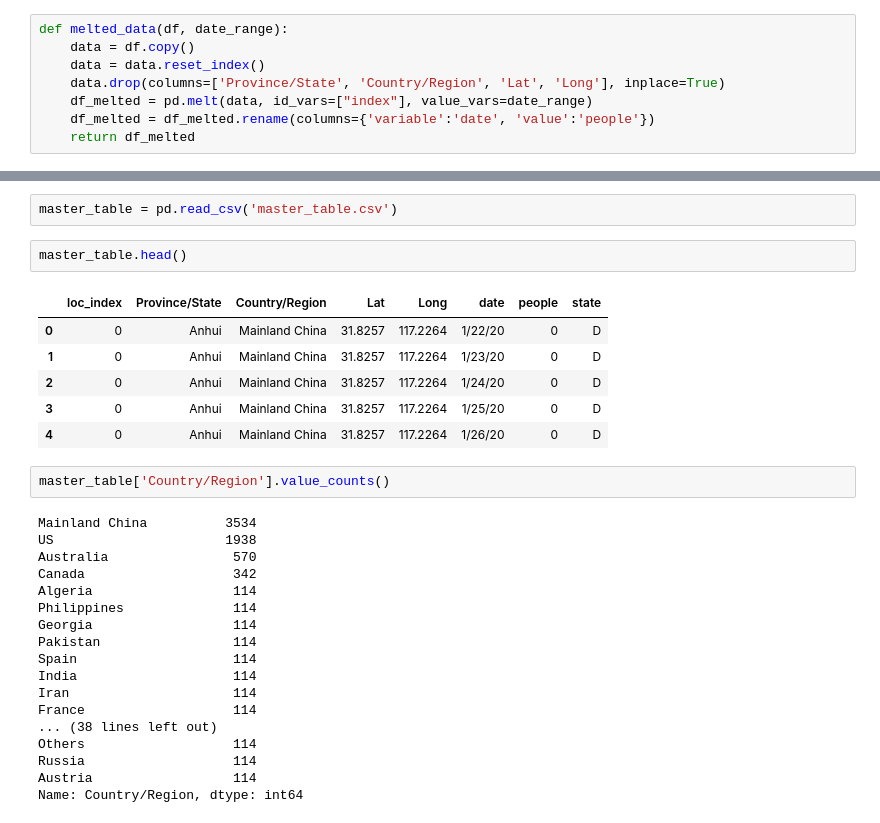
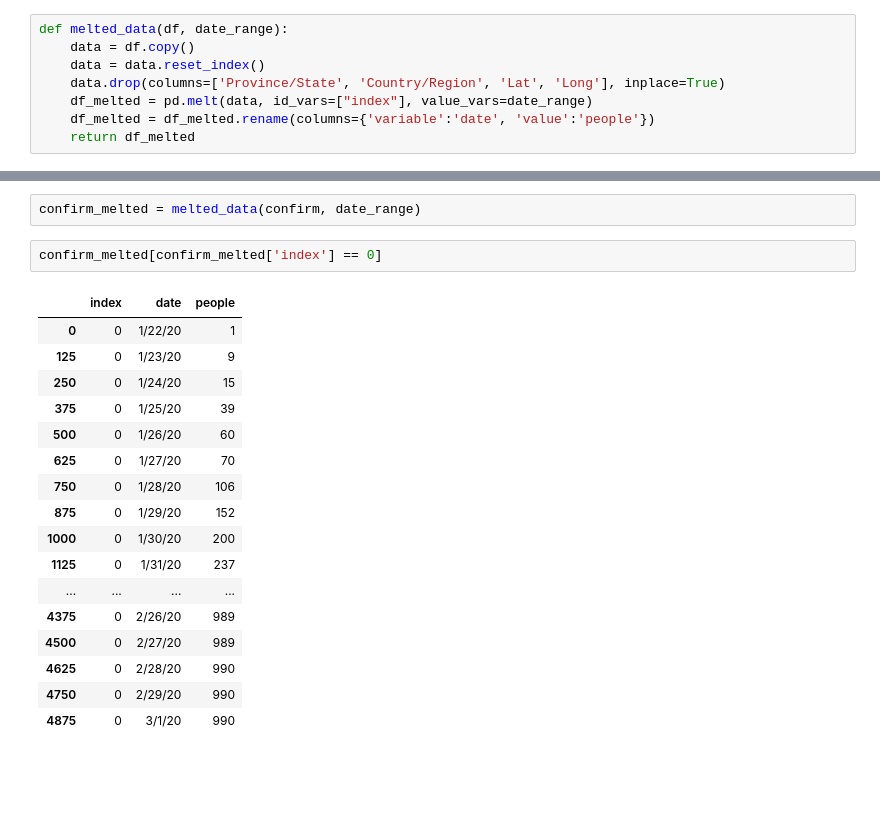
Before and after one commit to accidentallydoesnotwork/covid-19-visualize-GDS-bigquery-, a Jupyter notebook: covid.ipynb, the cells around one changed output, grey strips where cells are left out. Saved outputs shown, nothing was run; the diff lists cells and outputs as text; blank space fills up the shorter version.

```diff
--- a/covid.ipynb
+++ b/covid.ipynb
@@ -187,31 +94,22 @@ NameError: name 'ultimate_table' is not defined
-# %%
-master_table = pd.read_csv('master_table.csv')
-# %%
-master_table.head()
-# %% [output]
-|  | loc_index | Province/State | Country/Region | Lat | Long | date | people | state |
-| 0 | 0 | Anhui | Mainland China | 31.8257 | 117.2264 | 1/22/20 | 0 | D |
-| 1 | 0 | Anhui | Mainland China | 31.8257 | 117.2264 | 1/23/20 | 0 | D |
-| 2 | 0 | Anhui | Mainland China | 31.8257 | 117.2264 | 1/24/20 | 0 | D |
-| 3 | 0 | Anhui | Mainland China | 31.8257 | 117.2264 | 1/25/20 | 0 | D |
-| 4 | 0 | Anhui | Mainland China | 31.8257 | 117.2264 | 1/26/20 | 0 | D |
-# %%
-master_table['Country/Region'].value_counts()
-# %% [output]
-Mainland China          3534
-US                      1938
-Australia                570
-Canada                   342
-Algeria                  114
-Philippines              114
-Georgia                  114
-Pakistan                 114
-Spain                    114
-India                    114
-Iran                     114
-France                   114
-... (38 lines left out)
-Others                   114
-Russia                   114
-Austria                  114
-Name: Country/Region, dtype: int64
+# %%
+confirm_melted = melted_data(confirm, date_range)
+# %%
+confirm_melted[confirm_melted['index'] == 0]
+# %% [output]
+|  | index | date | people |
+| 0 | 0 | 1/22/20 | 1 |
+| 125 | 0 | 1/23/20 | 9 |
+| 250 | 0 | 1/24/20 | 15 |
+| 375 | 0 | 1/25/20 | 39 |
+| 500 | 0 | 1/26/20 | 60 |
+| 625 | 0 | 1/27/20 | 70 |
+| 750 | 0 | 1/28/20 | 106 |
+| 875 | 0 | 1/29/20 | 152 |
+| 1000 | 0 | 1/30/20 | 200 |
+| 1125 | 0 | 1/31/20 | 237 |
+| ... | ... | ... | ... |
+| 4375 | 0 | 2/26/20 | 989 |
+| 4500 | 0 | 2/27/20 | 989 |
+| 4625 | 0 | 2/28/20 | 990 |
+| 4750 | 0 | 2/29/20 | 990 |
+| 4875 | 0 | 3/1/20 | 990 |
```
Also changed, not shown: parts of 32 cells of this notebook, 3 other files.
